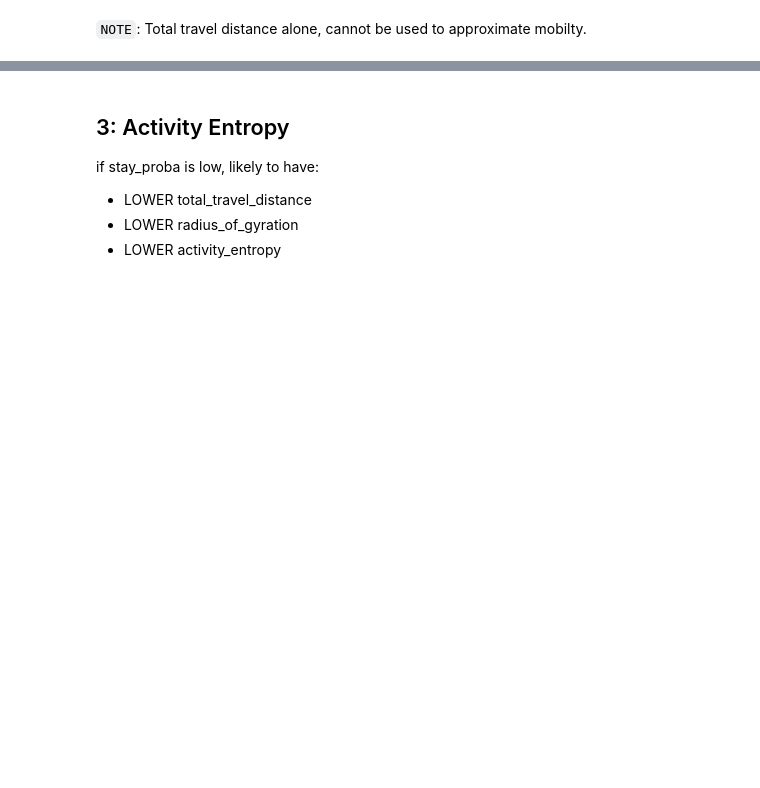
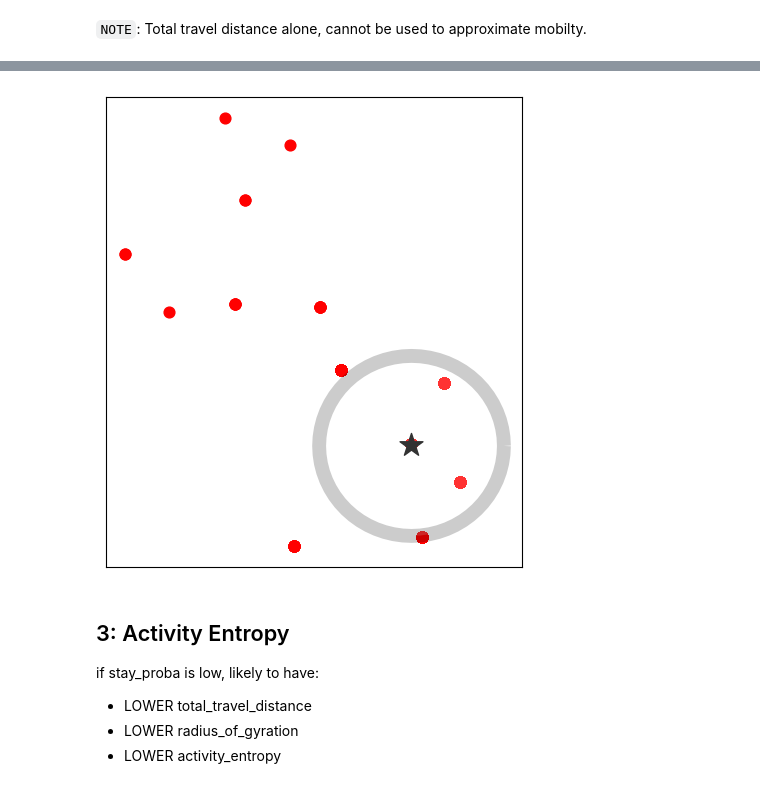
Before and after one commit to jpacil0/sds4gdsp, a Jupyter notebook: notebooks/02 Application.ipynb, the cells around one changed output, grey strips where cells are left out. Saved outputs shown, nothing was run; the diff lists cells and outputs as text; code cells hidden in the pictures; blank space fills up the shorter version.

```diff
--- a/notebooks/02 Application.ipynb
+++ b/notebooks/02 Application.ipynb
@@ -463,3 +519,7 @@ def plot_radius_of_gyration(traj):
+# %%
+plot_radius_of_gyration(sample_traj_low)
+# %% [output]
+[figure, added]
 # %% [markdown]
 ## 3: Activity Entropy
 
```
Also changed, not shown: parts of 29 cells of this notebook.
